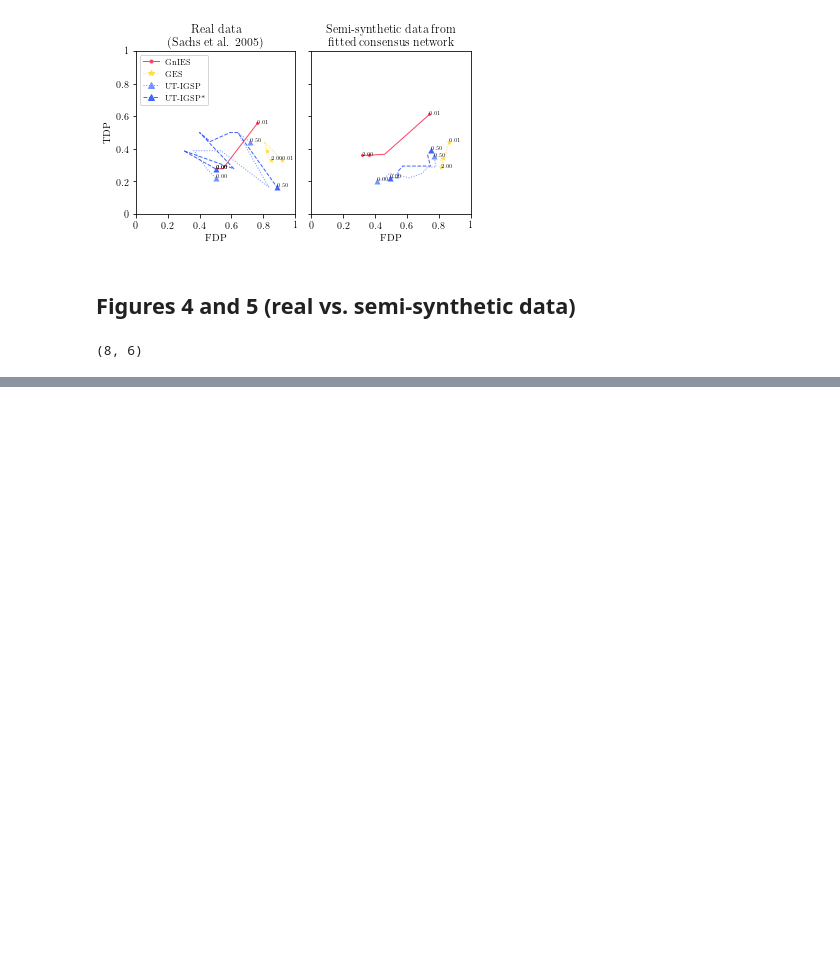
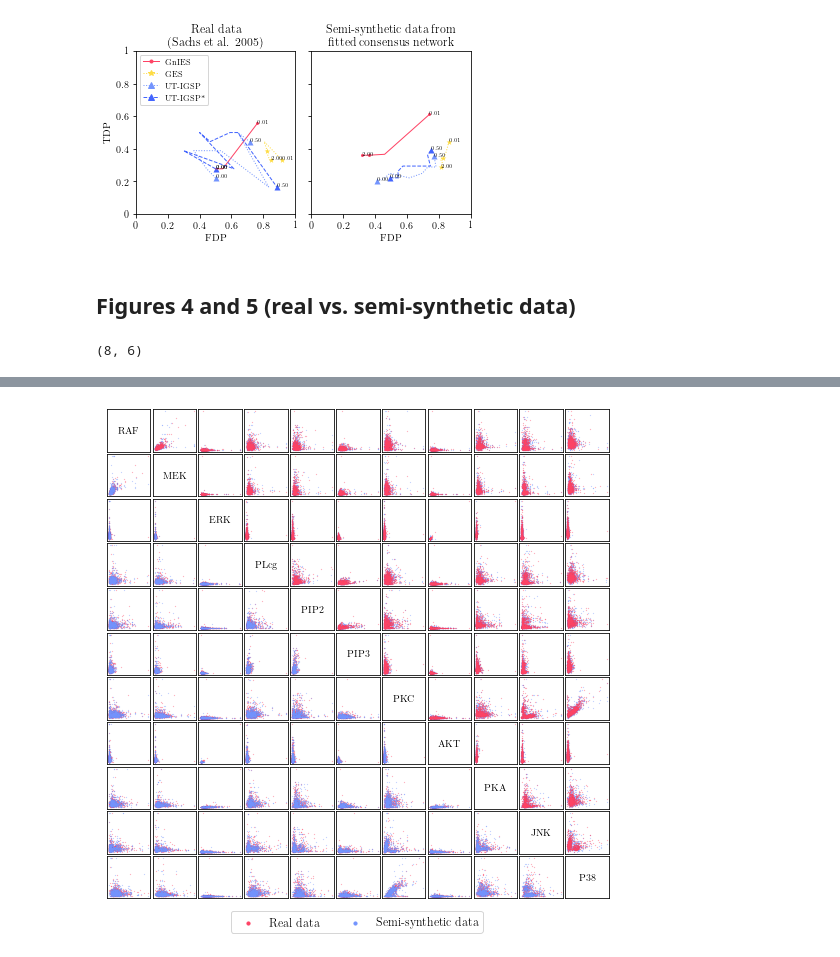
Before and after one commit to juangamella/gnies-paper, a Jupyter notebook: figures_sachs_experiments.ipynb, the cells around one changed output, grey strips where cells are left out. Drawn from its saved outputs; the diff is of its cells as text; code cells hidden in the pictures; blank space fills up the shorter version.

```diff
--- a/figures_sachs_experiments.ipynb
+++ b/figures_sachs_experiments.ipynb
@@ -557,18 +557,28 @@ plt.savefig("figures/%s_vs_%s.pdf" % (x_node, y_node),bbox_inches='tight')
-# %%
-k = 0
-node2idx = dict((n,i) for i,n in enumerate(sachs.node_names))
-x_node, y_node = 'PKA', 'RAF'
-#x_node, y_node = 'PIP3', 'PLcg'
-#x_node, y_node = 'PLcg', 'PIP2'
-#x_node, y_node = 'PKC', 'RAF'
-x,y = node2idx[x_node], node2idx[y_node]
-plt.figure(figsize=(9,3))
-ax = plt.gca()
-t = lambda x: x
-ax.scatter(real_data[k][:,x], t(real_data[k][:,y]), marker='.', color=colors[0], label=labels[0])
-ax.scatter(drf_data[k][:,x], t(drf_data[k][:,y]), marker='.', color=colors[4], label=labels[1])
-ax.set_xlabel(x_node)
-ax.set_ylabel(y_node)
-#ax.text(0.8,0.6, "%s $\\to$ %s" % (x_node, y_node), transform=ax.transAxes, ha='right', va='top', size=12)
-ax.legend(title="%s $\\to$ %s" % (x_node, y_node))
-plt.savefig("figures/%s_vs_%s.pdf" % (x_node, y_node),bbox_inches='tight')
+# %%
+p = len(node2idx)
+delta = 1
+plt.figure(figsize=(9*delta,9*delta))
+gs = gridspec.GridSpec(p, p, wspace=0.05, hspace=0.05)
+idx2node = dict((i,n) for i,n in enumerate(sachs.node_names))
+for x in range(p):
+    for y in range(p):
+        plt.subplot(gs[x,y])
+        ax = plt.gca()
+        size = 0.1
+        if x==y:
+            ax.text(0.5,0.5,idx2node[x], ha="center", va="center", )
+        elif x > y:
+            ax.scatter(real_data[k][:,x], t(real_data[k][:,y]), s=size, marker='.', color=colors[0], label=labels[0])
+            ax.scatter(drf_data[k][:,x], t(drf_data[k][:,y]), s=size, marker='.', color=colors[4], label=labels[1])
+        else:
+            ax.scatter(drf_data[k][:,x], t(drf_data[k][:,y]), s=size, marker='.', color=colors[4], label=labels[1])
+            ax.scatter(real_data[k][:,x], t(real_data[k][:,y]), s=size, marker='.', color=colors[0], label=labels[0])
+        ax.set_xticks([])
+        ax.set_yticks([])
+        # Legend
+        if x == p - 1 and y == 0:
+            ax.legend(ncol=2, bbox_to_anchor=(8.75, -.15), markerscale=20, prop={'size': 12})
+#plt.savefig("figures/all_marginals_sachs.pdf", bbox_inches="tight")
+plt.savefig("figures/all_marginals_sachs.png", dpi=300, bbox_inches="tight")
+# %% [output]
+[figure, added]
```
Also changed, not shown: parts of 2 cells of this notebook.
